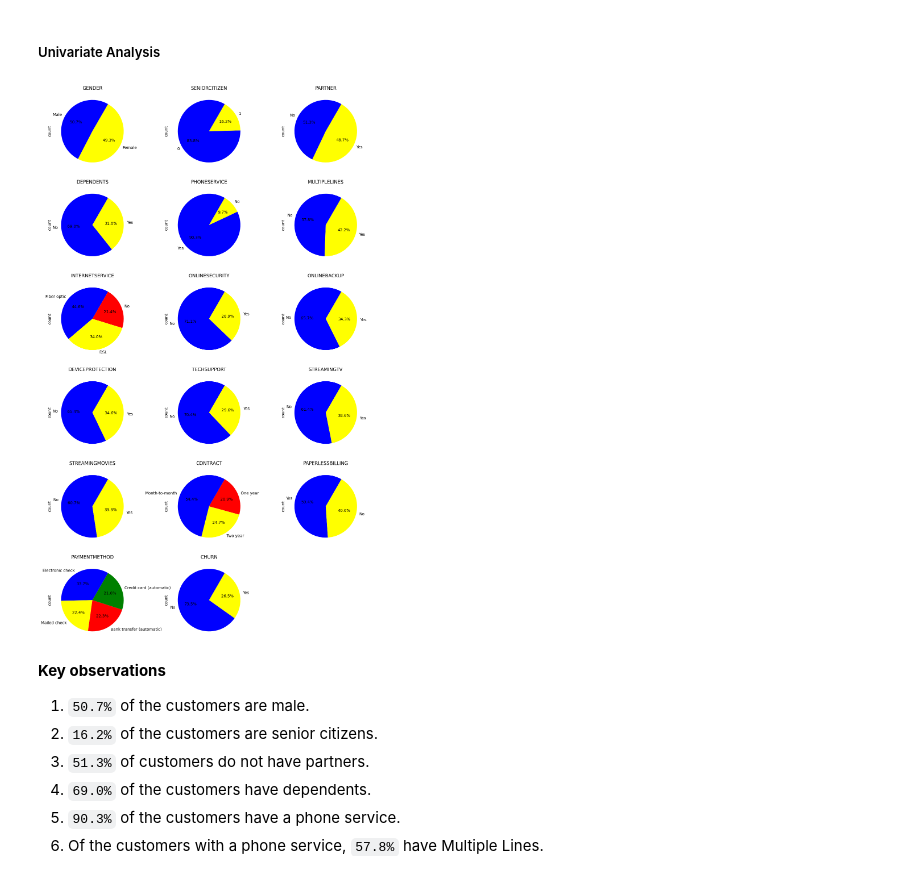
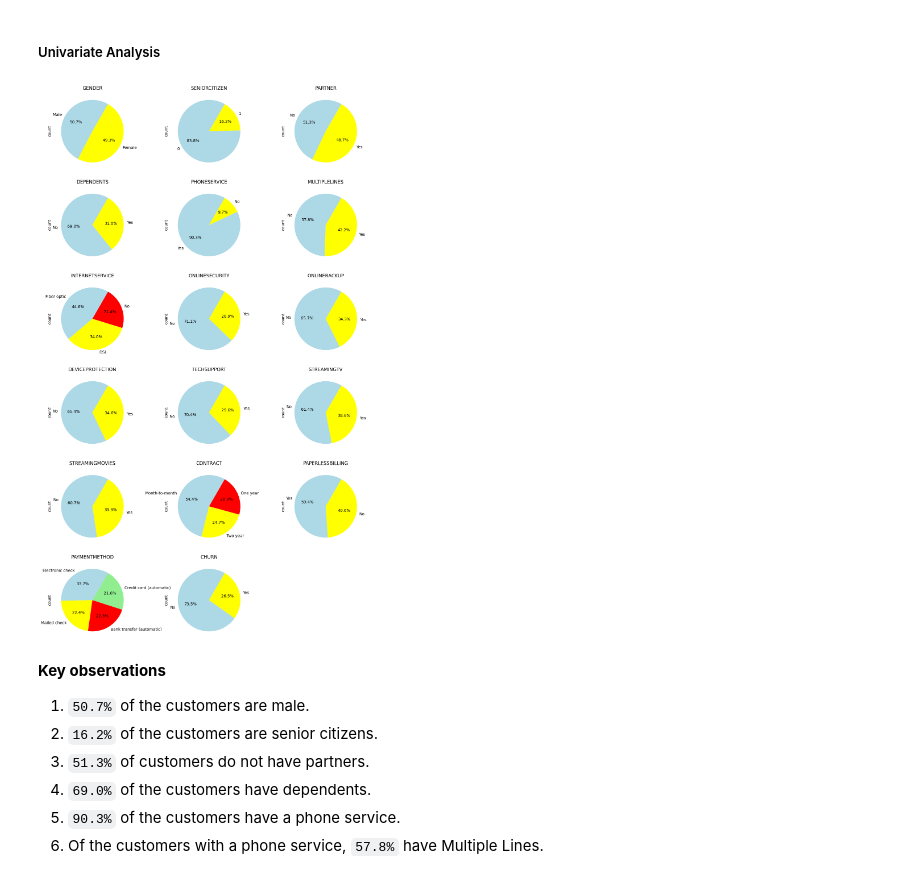
Before and after one commit to Rama-Mwenda/Customer_Churn, a Jupyter notebook: Notebooks/Customer_Churn.ipynb, the cells around one changed output. Cells and saved outputs as stored; diff of their text form; code cells hidden in the pictures.

Commit message:
answerinf analytical questions with visuals

```diff
--- a/Notebooks/Customer_Churn.ipynb
+++ b/Notebooks/Customer_Churn.ipynb
@@ -342,14 +342,14 @@ train[train[nulls[7]].isna()]
 * We will assume it is because the tenure has not reached the 1 month threshold yet and fill them with the Monthly charge.
 # %%
 #Filling the Nulls in Total Charges with MonthlyCharge value
-train[nulls[7]]=(train
-                 [nulls[7]] #Select the TotalCharges Column
+train[nulls[-2]]=(train
+                 [nulls[-2]] #Select the TotalCharges Column
                  .fillna(train
                          ['monthlycharges'] #Select the Monthlycharges
-                         [train[nulls[7]].isna()] #Filter with the TotalCharges that are null
+                         [train[nulls[-2]].isna()] #Filter with the TotalCharges that are null
                          )
                  )
-train[nulls[7]].isna().sum() #confirming nulls have been filled
+train[nulls[-2]].isna().sum() #confirming nulls have been filled
 # %% [output]
 0
 # %%
@@ -637,11 +637,11 @@ train.to_csv('../Datasets/Cleaned Dataset.csv')
 # %%
 for i, var in enumerate(categorical):
     plt.subplot(round(len(categorical)/3), 3, i+1)
-    train[var].value_counts().plot.pie(fontsize=10, figsize=(15,25), autopct="%2.1f%%", startangle=60, colors=['blue','yellow','red','green'])
+    train[var].value_counts().plot.pie(fontsize=10, figsize=(15,25), autopct="%2.1f%%", startangle=60, colors=['lightblue','yellow','red','lightgreen'])
     #plt.gca().set_aspect('equal')
     plt.title(f'{var.upper()}')
 # %% [output]
-[figure, old version]
+[figure, new version]
 # %% [markdown]
 **Key observations**
 1. `50.7%` of the customers are male.
```
Also changed, not shown: parts of 40 cells of this notebook.
